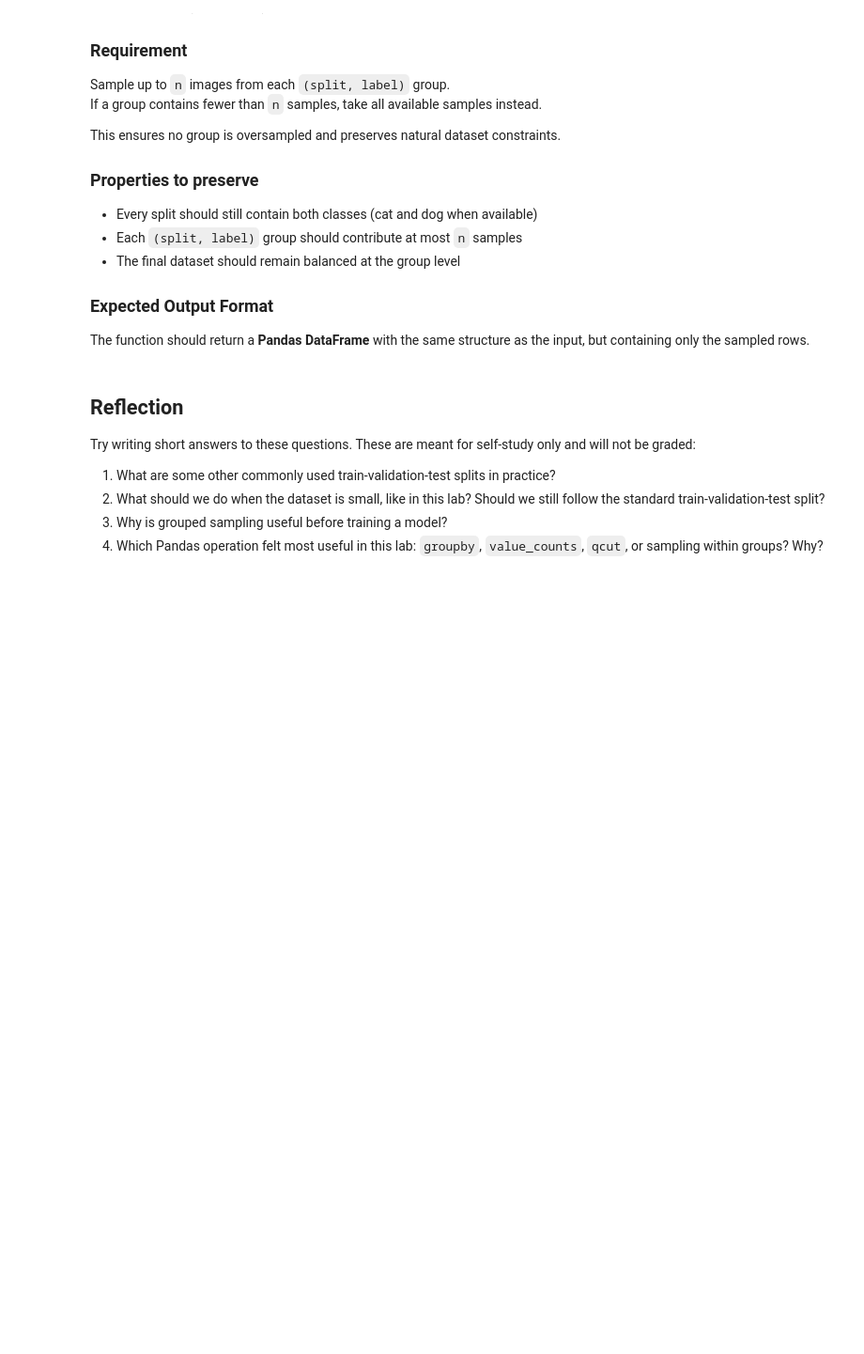
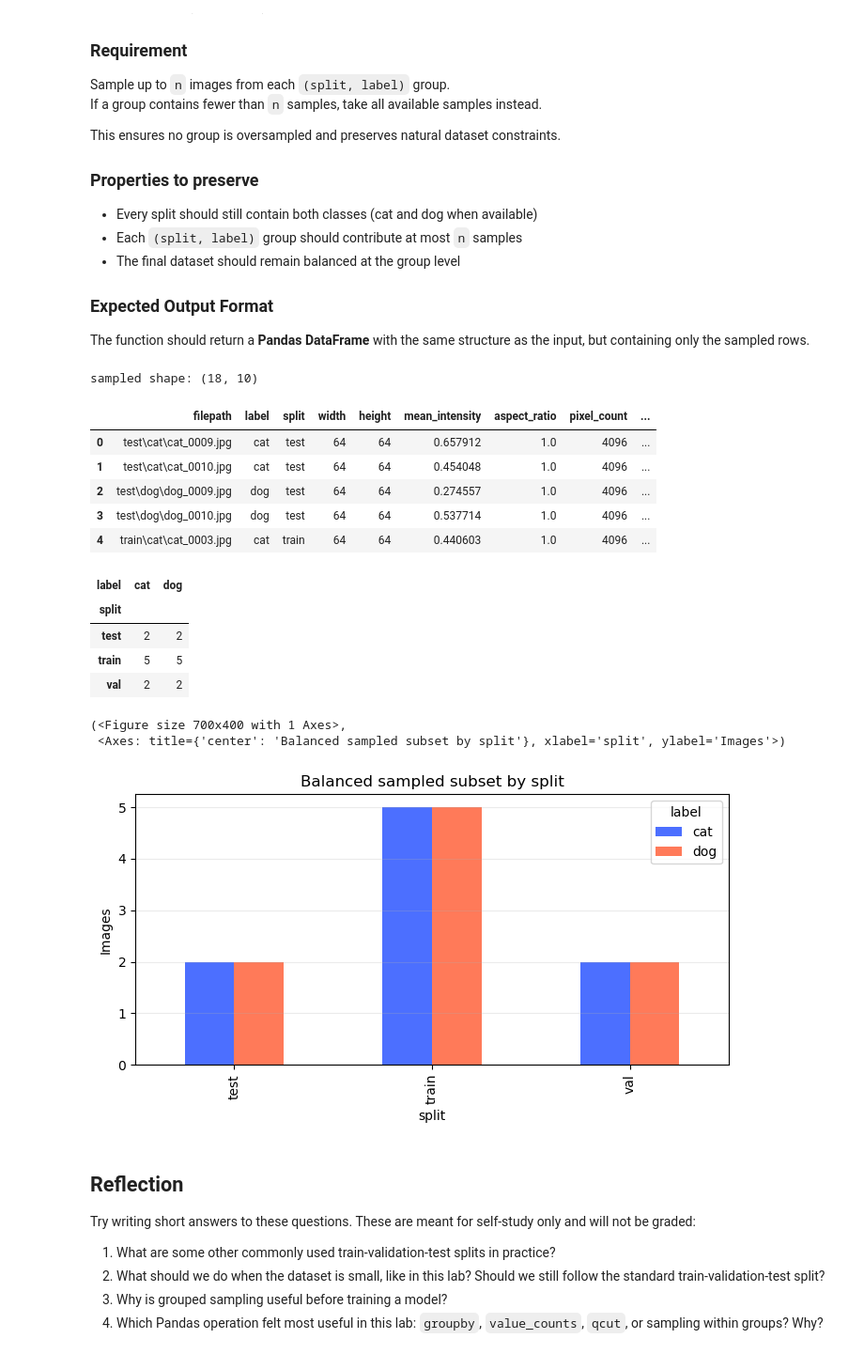
Before and after one commit to vgu-dsai-2026/lab-2-pandas-hoa-xinh, a Jupyter notebook: notebook.ipynb, the cells around one changed output. Shown at 94% size. Drawn from its saved outputs; the diff is of its cells as text; code cells hidden in the pictures; blank space fills up the shorter version.

```diff
--- a/notebook.ipynb
+++ b/notebook.ipynb
@@ -148,8 +179,8 @@ This keeps the workflow realistic: build a table once, then reload it as a DataF
 # %%
 def load_metadata_table(csv_path: Path) -> pd.DataFrame:
     # TODO: read the CSV with Pandas and return the DataFrame.
+    return pd.read_csv(csv_path)
     raise NotImplementedError("Load the saved metadata table with Pandas.")
-
 
 df = load_metadata_table(GENERATED_METADATA_PATH)
 print("loaded shape:", df.shape)
@@ -342,6 +427,15 @@ Define three categories:
 # %%
 def add_analysis_columns(frame: pd.DataFrame) -> pd.DataFrame:
     # TODO: return a copy of frame with the four new analysis columns added.
+    out = frame.copy()
+    out["aspect_ratio"] = out["width"] / out["height"]
+    out["pixel_count"] = (out["width"] * out["height"])
+    out["brightness_band"] = pd.qcut(out["mean_intensity"], q=4, labels=["dark", "dim", "bright", "brightest"])
+    ref = 64 * 64
+    out["size_bucket"] = out["pixel_count"].apply(
+        lambda pc: "small" if pc < ref else ("large" if pc > ref else "medium")
+    )
+    return out
     raise NotImplementedError("Create the analysis columns with Pandas.")
 
 
@@ -403,22 +520,43 @@ The function should return a **Pandas DataFrame** with the same structure as the
 # %%
 def sample_balanced_by_split_and_label(
     frame: pd.DataFrame, n_per_group: int, seed: int
 ) -> pd.DataFrame:
     # TODO: sample n_per_group rows from each (split, label) group and return the combined DataFrame.
+    return (
+        frame.groupby(["split", "label"], group_keys=False)
+        .apply(lambda g: g.sample(n=min(len(g), n_per_group), random_state=seed))
+        .reset_index(drop=True)
+    )
     raise NotImplementedError("Build a balanced sample across split and label groups.")
 
 
 sample_size_per_group = 5
 sampled_df = sample_balanced_by_split_and_label(
     analysis_df, n_per_group=sample_size_per_group, seed=SEED
 )
 print("sampled shape:", sampled_df.shape)
 display(sampled_df.head())
 
 sampled_balance = sampled_df.groupby(["split", "label"]).size().unstack(fill_value=0)
 display(sampled_balance)
 
 plot_class_balance(sampled_df, title="Balanced sampled subset by split")
+# %% [output]
+sampled shape: (18, 10)
+|  | filepath | label | split | width | height | mean_intensity | aspect_ratio | pixel_count | ... |
+| 0 | test\cat\cat_0009.jpg | cat | test | 64 | 64 | 0.657912 | 1.0 | 4096 | ... |
+| 1 | test\cat\cat_0010.jpg | cat | test | 64 | 64 | 0.454048 | 1.0 | 4096 | ... |
+| 2 | test\dog\dog_0009.jpg | dog | test | 64 | 64 | 0.274557 | 1.0 | 4096 | ... |
+| 3 | test\dog\dog_0010.jpg | dog | test | 64 | 64 | 0.537714 | 1.0 | 4096 | ... |
+| 4 | train\cat\cat_0003.jpg | cat | train | 64 | 64 | 0.440603 | 1.0 | 4096 | ... |
+| label | cat | dog |
+| split |  |  |
+| test | 2 | 2 |
+| train | 5 | 5 |
+| val | 2 | 2 |
+(<Figure size 700x400 with 1 Axes>,
+ <Axes: title={'center': 'Balanced sampled subset by split'}, xlabel='split', ylabel='Images'>)
+[figure, added]
 # %% [markdown]
 ## Reflection
 
```
Also changed, not shown: parts of 8 cells of this notebook, 1 other file.
